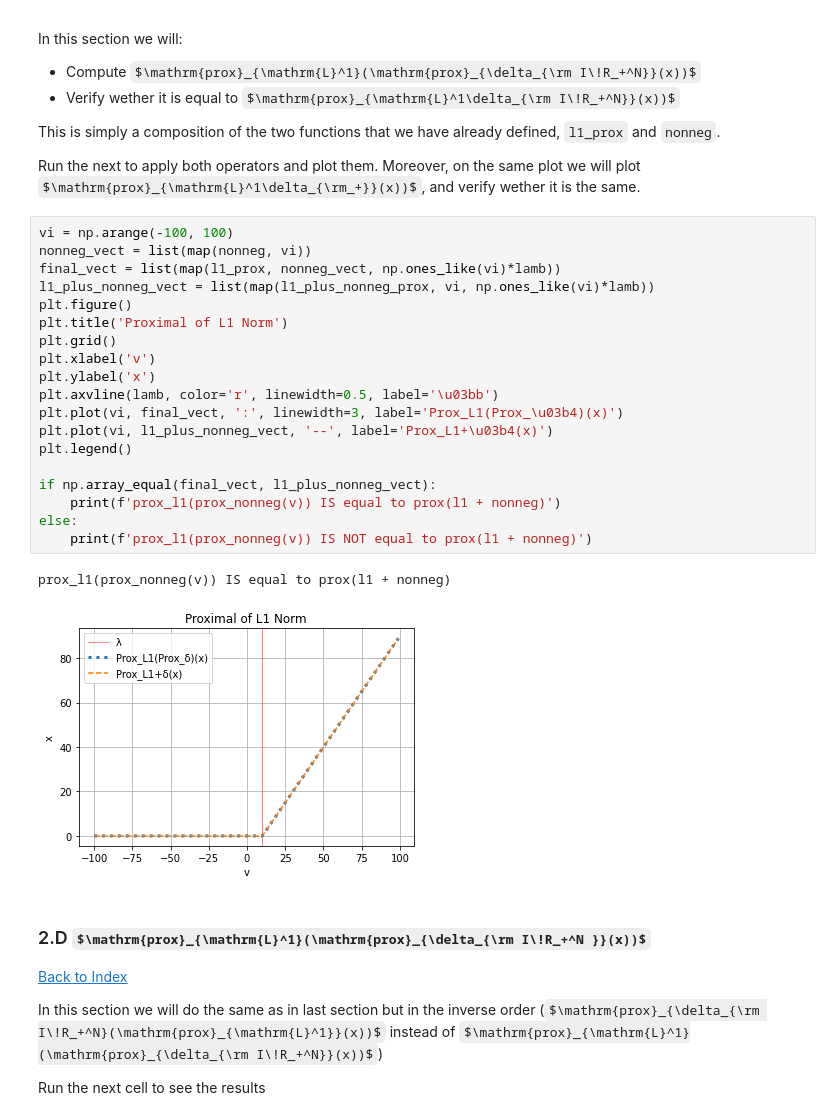
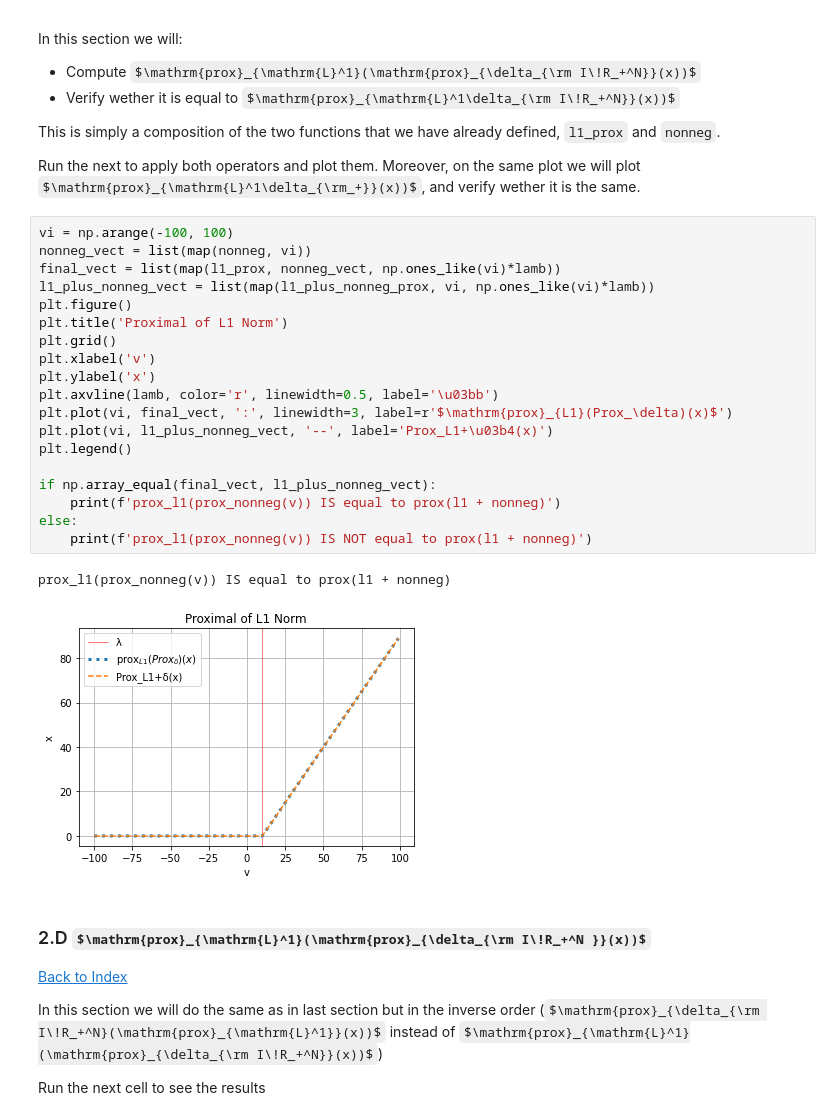
Before and after one commit to Alejandro-1996/ProximalOperatorsProject, a Jupyter notebook: code/Main.ipynb, the cells around one changed output. Saved outputs shown, nothing was run; the diff lists cells and outputs as text; some formulas as TeX source.

```diff
--- a/code/Main.ipynb
+++ b/code/Main.ipynb
@@ -164,25 +170,25 @@ Run the next to apply both operators and plot them. Moreover, on the same plot w
 # %%
 vi = np.arange(-100, 100)
 nonneg_vect = list(map(nonneg, vi))
 final_vect = list(map(l1_prox, nonneg_vect, np.ones_like(vi)*lamb))
 l1_plus_nonneg_vect = list(map(l1_plus_nonneg_prox, vi, np.ones_like(vi)*lamb))
 plt.figure()
 plt.title('Proximal of L1 Norm')
 plt.grid()
 plt.xlabel('v')
 plt.ylabel('x')
 plt.axvline(lamb, color='r', linewidth=0.5, label='\u03bb')
-plt.plot(vi, final_vect, ':', linewidth=3, label='Prox_L1(Prox_\u03b4)(x)')
+plt.plot(vi, final_vect, ':', linewidth=3, label=r'$\mathrm{prox}_{L1}(Prox_\delta)(x)$')
 plt.plot(vi, l1_plus_nonneg_vect, '--', label='Prox_L1+\u03b4(x)')
 plt.legend()
 
 if np.array_equal(final_vect, l1_plus_nonneg_vect):
     print(f'prox_l1(prox_nonneg(v)) IS equal to prox(l1 + nonneg)')
 else:
     print(f'prox_l1(prox_nonneg(v)) IS NOT equal to prox(l1 + nonneg)')
 # %% [output]
 prox_l1(prox_nonneg(v)) IS equal to prox(l1 + nonneg)
-[figure, old version]
+[figure, new version]
 # %% [markdown]
 ### <a name = 'Prox_L1(Prox(Nonneg))'></a> 2.D $\mathrm{prox}_{\mathrm{L}^1}(\mathrm{prox}_{\delta_{\rm I\!R_+^N }}(x))$
 [Back to Index](#Index)
```
Also changed, not shown: parts of 14 cells of this notebook, 4 other files.
